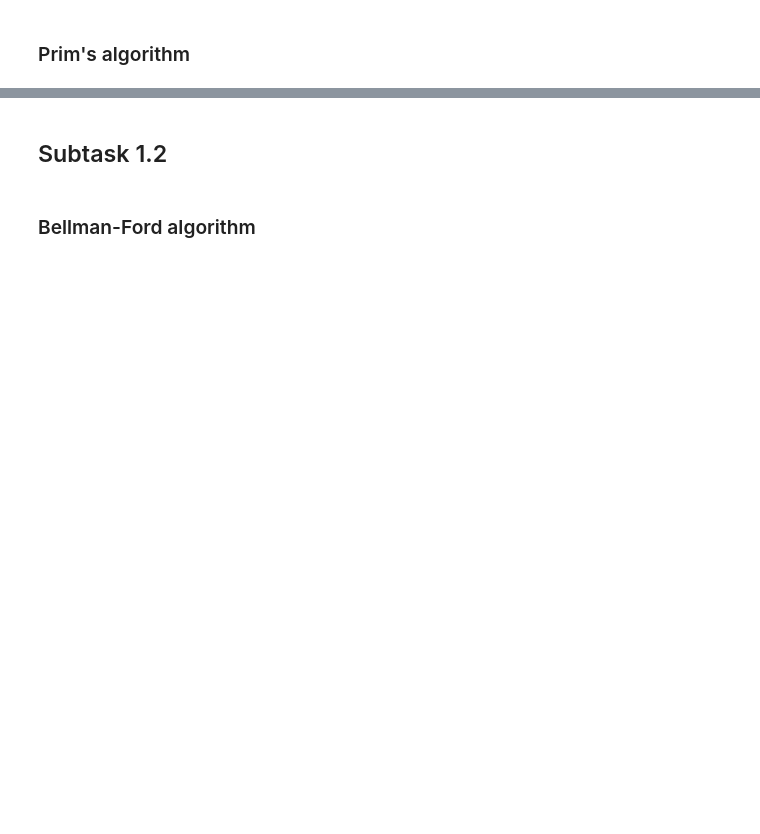
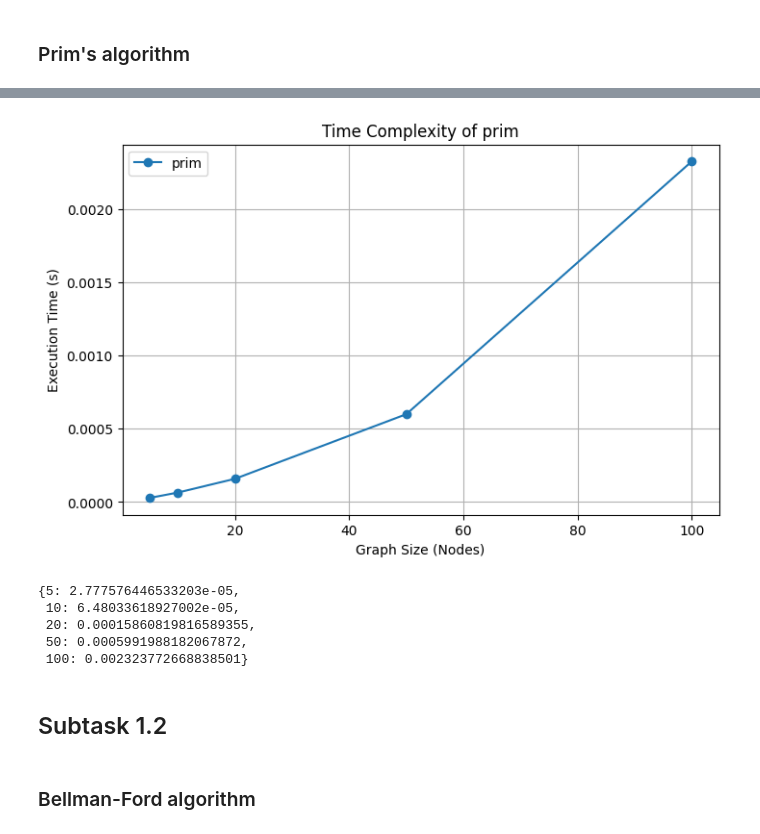
Before and after one commit to rasthpop/discrete-mathematics-tree-lab, a Jupyter notebook: Lab1_trees.ipynb, the cells around one changed output, grey strips where cells are left out. Cells and saved outputs as stored; diff of their text form; code cells hidden in the pictures; blank space fills up the shorter version.

```diff
--- a/Lab1_trees.ipynb
+++ b/Lab1_trees.ipynb
@@ -282,4 +281,13 @@ mstp.edges(), len(mstp.edges())
  9)
+# %%
+analyze_time_complexity(prim, graph_sizes = [5, 10, 20, 50, 100])
+# %% [output]
+[figure, added]
+{5: 2.777576446533203e-05,
+ 10: 6.48033618927002e-05,
+ 20: 0.00015860819816589355,
+ 50: 0.0005991988182067872,
+ 100: 0.002323772668838501}
 # %% [markdown]
 ## Subtask 1.2
 # %%
```
Also changed, not shown: parts of 28 cells of this notebook.
